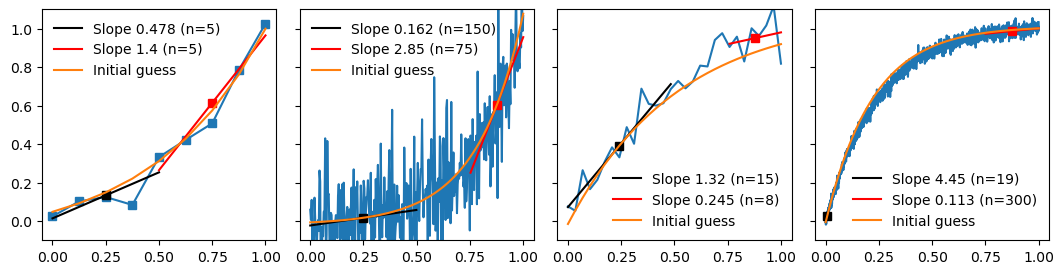
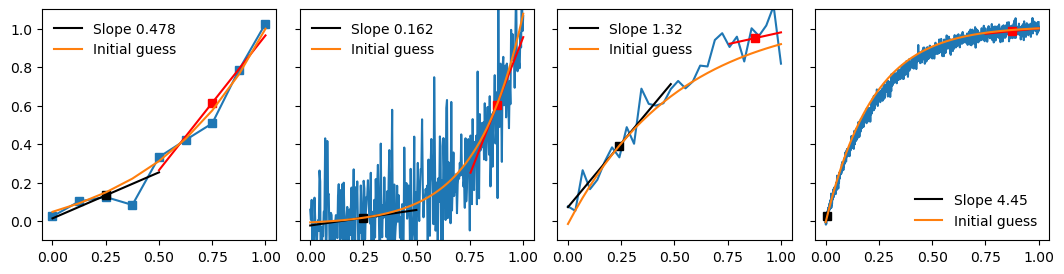
The change to this notebook cell's code, shown as a diff; its figure went from the first image to the second:
--- before
+++ after
@@ -4,12 +4,21 @@
 fig.subplots_adjust(wspace=0.1)
 grd = fig.add_gridspec(1, 4)
-for i, (a, b, c, s, n) in enumerate(tests):
-    x = np.linspace(0, 1, n)
-    y = fnorm(x, a, b, c, s)
+for i, (a, b, tau, s, n) in enumerate(tests):
+    t = np.linspace(0, 1, n)
+    v = fnorm(t, a, b, tau, s)
+    r = expfit.estimate_initial_single(t, v, full=True)
 
     ax = fig.add_subplot(grd[i])
-    ax.plot(x, y, 's-' if n < 10 else '-')
-    a0, b0, c0 = expfit.estimate_initial_single(x, y, axes=ax)
-    ax.plot(x, f(x, a0, b0, c0), label='Initial guess', zorder=10)
+    ax.plot(t, v, 's-' if n < 10 else '-')
+    
+    # Show selected segments
+    ax.plot(r.ls1.x, r.ls1.y, 'k', label=f'Slope {r.ls1.slope:.3}')
+    ax.plot(r.ls1.mu_x, r.ls1.mu_y, 'ks')
+    ax.plot(r.ls2.x, r.ls2.y, 'r')
+    ax.plot(r.ls2.mu_x, r.ls2.mu_y, 'rs')
+
+    # Show initial estimate
+    ax.plot(t, f(t, *r), label='Initial guess')    
+        
     ax.legend(frameon=False)
     ax.set_ylim(-0.1, 1.1)

Commit: Refactoring